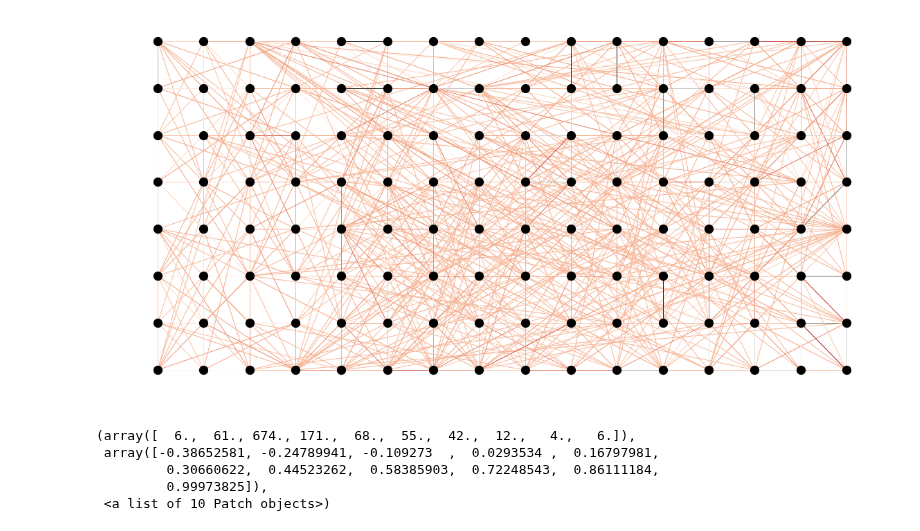
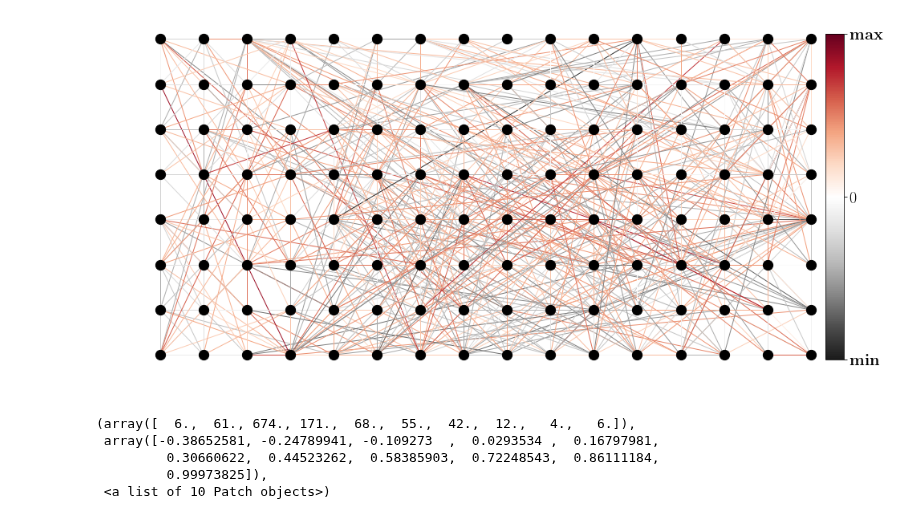
Before and after one commit to pssachdeva/uoi_neuroscience, a Jupyter notebook: coupling/plot_ecog_grid.ipynb, the cells around one changed output. Cells and saved outputs as stored; diff of their text form; code cells hidden in the pictures.

```diff
--- a/coupling/plot_ecog_grid.ipynb
+++ b/coupling/plot_ecog_grid.ipynb
@@ -33,5 +33,5 @@ for electrode_pair in itertools.combinations(np.arange(ecog.n_electrodes), 2):
     e1, e2 = electrode_pair
     weight = 0.5 * (coupling_coefs[e1, e2] + coupling_coefs[e2, e1])
     if weight != 0:
-        weights[electrode_pair] = weight
+        weights[electrode_pair] = np.sign(weight) * np.log(np.abs(weight))
         G.add_weighted_edges_from([(e1, e2, weight)])
@@ -38,29 +47,35 @@ for electrode_pair in itertools.combinations(np.arange(ecog.n_electrodes), 2):
 # %%
 fig, ax = plt.subplots(1, 1, figsize=(16, 8))
 nx.draw_networkx_nodes(
     G=G,
     pos=positions,
     node_size=150,
     node_color='k',
     ax=ax
 )
 nx.draw_networkx_edges(
     G=G,
     pos=positions,
     #width=5*np.abs(list(weights.values())),
     edge_color=list(weights.values()),
-    edge_cmap=plt.get_cmap('RdGy'),
-    edge_vmin=-0.5,
-    edge_vmax=1
+    edge_cmap=plt.get_cmap('RdGy_r'),
+    edge_vmin=-10,
+    edge_vmax=10
 )
+sm = plt.cm.ScalarMappable(cmap=plt.get_cmap('RdGy_r'), norm=plt.Normalize(vmin=-10, vmax=10))
+sm._A = []
+cax = fig.add_axes([0.88, 0.15, 0.02, 0.705])
+cb = fig.colorbar(sm, cax=cax, orientation='vertical')
+cb.set_ticks([-10, 0, 10])
+cb.set_ticklabels([r'\textbf{min}',0,  r'\textbf{max}'])
 #ax.set_xlim([-0.2, 15.2])
 #ax.set_ylim([0.2, -7.2])
 ax.axis('off')
-plt.tight_layout()
+#plt.tight_layout()
 plt.savefig('ecog_coupling_grid.pdf', bbox_inches='tight')
 plt.show()
 # %% [output]
-[figure, old version]
+[figure, new version]
 # %%
 plt.hist(list(weights.values()))
 # %% [output]
```
Also changed, not shown: parts of 1 cell of this notebook, 4 other files.
